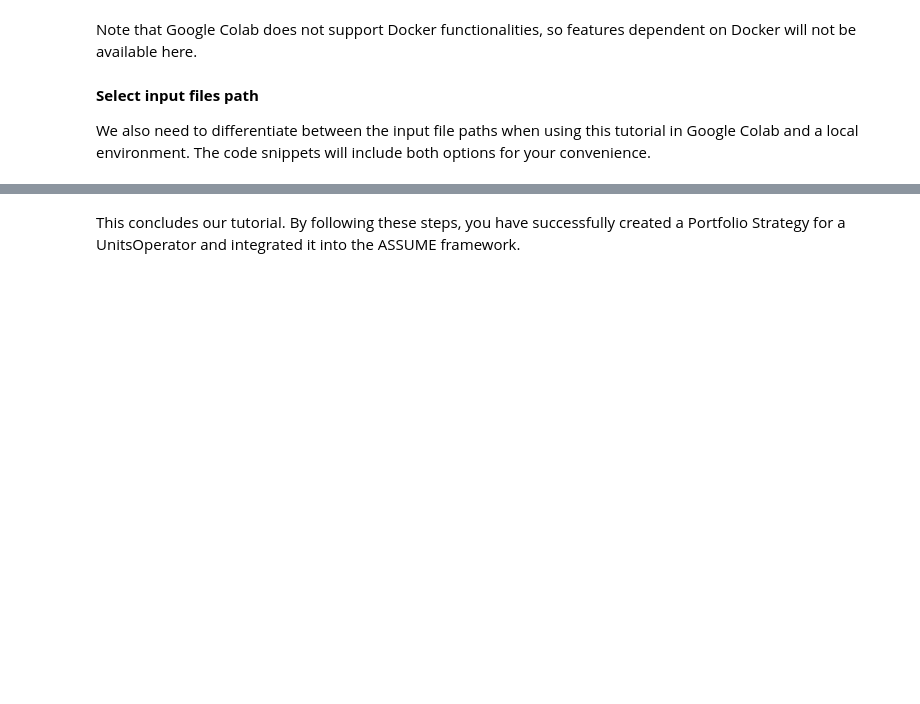
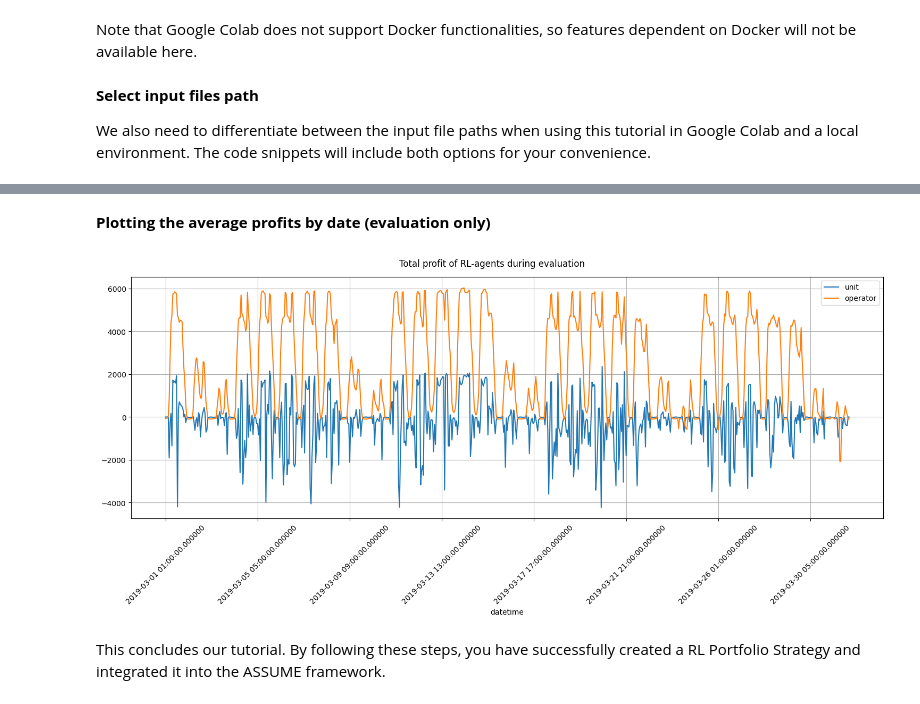
Before and after one commit to chiara-fb/assume, a Jupyter notebook: examples/notebooks/13_reinforcement_learning_portfolio.ipynb, the cells around one changed output, grey strips where cells are left out. Cells and saved outputs as stored; diff of their text form; code cells hidden in the pictures; blank space fills up the shorter version.

```diff
--- a/examples/notebooks/13_reinforcement_learning_portfolio.ipynb
+++ b/examples/notebooks/13_reinforcement_learning_portfolio.ipynb
@@ -214,2 +602,26 @@ for i, bidder in enumerate(reward_dfs):
+# %% [markdown]
+**Plotting the average profits by date (evaluation only)**
+# %%
+fig, ax = plt.subplots(tight_layout=True, figsize=(15,7))
+
+for bidder, profit in profit_dfs.items():
+    # select profit during evaluation only
+    eval_profit = profit[profit["eval"] == 1]
+    # each date of an episode one row, each bidder reward one col
+    eval_bidder = eval_profit.pivot(values="profit",
+                                    columns="bidder",
+                                    index=["datetime", "episode"])
+    # compute total profit of RL agents for that episode & date
+    eval_tot = eval_bidder.sum(axis=1)
+    # average of total profit for the same date
+    profit_by_date = eval_tot.groupby("datetime").mean()
+    profit_by_date.plot(ax=ax, label=bidder)
+
+fig.suptitle("Total profit of RL-agents during evaluation")
+plt.xticks(rotation=45)
+ax.legend()
+ax.grid(True)
+# %% [output]
+[figure, added]
 # %% [markdown]
-This concludes our tutorial. By following these steps, you have successfully created a Portfolio Strategy for a UnitsOperator and integrated it into the ASSUME framework.
+This concludes our tutorial. By following these steps, you have successfully created a RL Portfolio Strategy and integrated it into the ASSUME framework.
```
Also changed, not shown: parts of 21 cells of this notebook, 2 other files.
